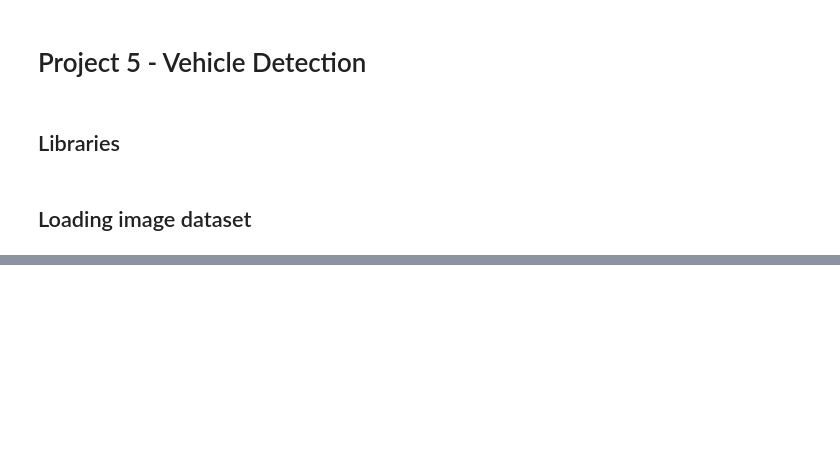
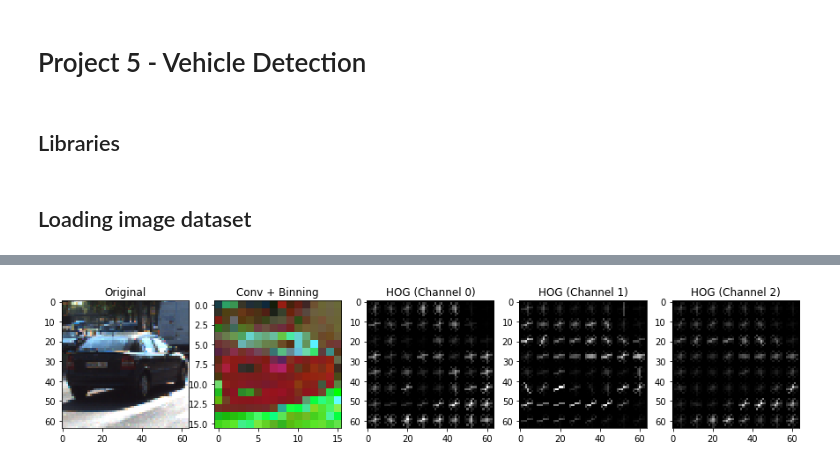
Before and after one commit to gderoo/self_driving_car, a Jupyter notebook: Project 5 - Vehicle Detection/notebook.ipynb, the cells around one changed output, grey strips where cells are left out. Saved outputs shown, nothing was run; the diff lists cells and outputs as text; code cells hidden in the pictures; blank space fills up the shorter version.

```diff
--- a/Project 5 - Vehicle Detection/notebook.ipynb
+++ b/Project 5 - Vehicle Detection/notebook.ipynb
@@ -1362,0 +73,37 @@ fig.tight_layout()
+# %%
+# We adapt the single img feature function to extract visual representations
+def single_img_features_images(img, color_space='RGB', spatial_size=(32, 32),
+                        hist_bins=32, orient=9,
+                        pix_per_cell=8, cell_per_block=2, hog_channel=0,
+                        spatial_feat=True, hist_feat=True, hog_feat=True):
+    img_features = [img]
+    img_names = ['Original']
+    feature_image = col_cvt(img, color_space = color_space)
+    if spatial_feat == True:
+        spatial_features = cv2.resize(feature_image, spatial_size)
+        img_features.append(spatial_features)
+        img_names.append('Conv + Binning')
+    if hist_feat == True:
+        hist_features = color_hist(feature_image, nbins=hist_bins)
+        img_features.append(hist_features)
+        img_names.append('Color Hist (3chan)')
+    if hog_feat == True:
+        if hog_channel == 'ALL':
+            for channel in range(feature_image.shape[2]):
+                img_features.append(get_hog_features(feature_image[:,:,channel],
+                                                     orient, pix_per_cell, cell_per_block,
+                                                     vis=True, feature_vec=True)[1])
+                img_names.append('HOG (Channel '+str(channel)+')')
+        else:
+            img_features.append(get_hog_features(feature_image[:,:,hog_channel], orient,
+                                            pix_per_cell, cell_per_block, vis=True, feature_vec=True)[1])
+            img_names.append('HOG (Channel '+str(hog_channel)+')')
+    return img_features, img_names
+# %%
+car_img_features, car_img_names = single_img_features_images(img_car, color_space=color_space, spatial_size=spatial_size,
+                                            hist_bins=hist_bins, orient=orient,
+                                            pix_per_cell=pix_per_cell, cell_per_block=cell_per_block, hog_channel=hog_channel,
+                                            spatial_feat=spatial_feat, hist_feat=False, hog_feat=hog_feat)
+multiplot(car_img_features, car_img_names, (1,len(car_img_names)), cmap = "gray")
+# %% [output]
+[figure, added]
```
Also changed, not shown: parts of 59 cells of this notebook, 3 other files.
